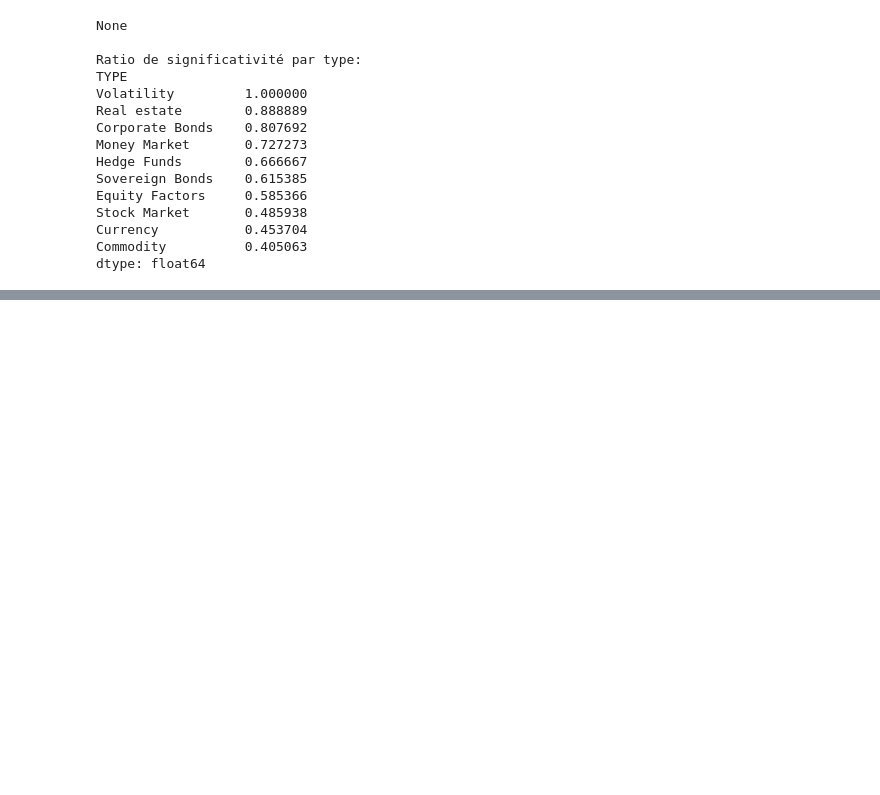
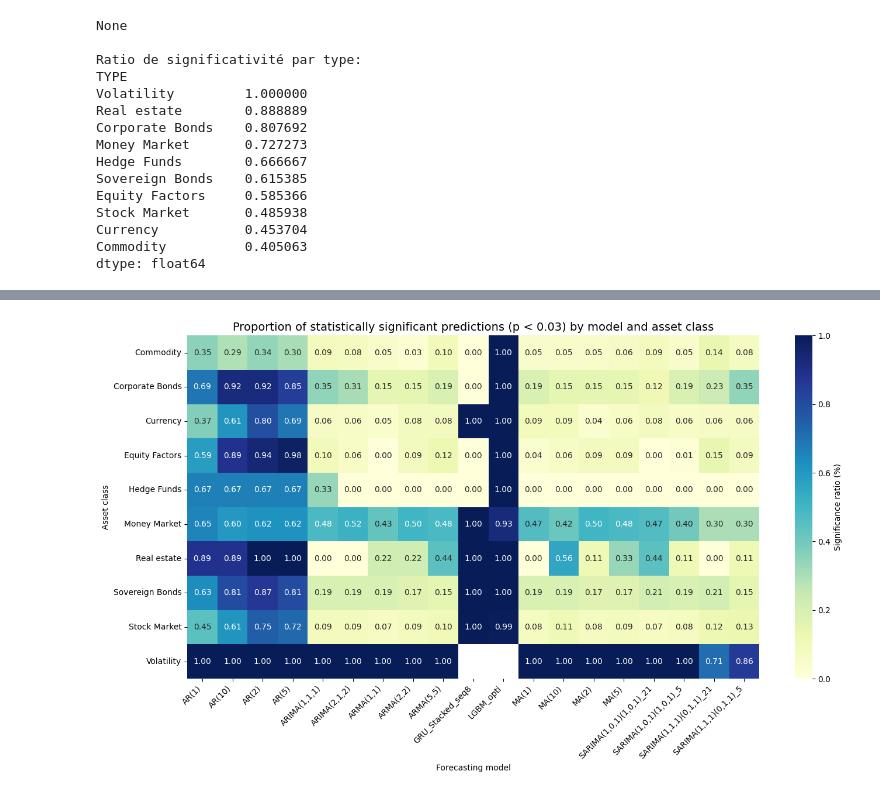
Before and after one commit to dianemans/time-series-pred, a Jupyter notebook: analyse_resultats.ipynb, the cells around one changed output, grey strips where cells are left out. Drawn from its saved outputs; the diff is of its cells as text; code cells hidden in the pictures; blank space fills up the shorter version.

Commit message:
res: tables and graphs

```diff
--- a/analyse_resultats.ipynb
+++ b/analyse_resultats.ipynb
@@ -156,0 +159,85 @@ dtype: float64
+# %%
+import pandas as pd
+import numpy as np
+import os
+import seaborn as sns
+import matplotlib.pyplot as plt
+
+def load_and_merge_all_results(results_dir, dict_path):
+    """
+    Charge tous les CSV de résultats, extrait le nom du modèle,
+    et fusionne avec le dictionnaire des classes d'actifs.
+    """
+    dict_bbg = pd.read_excel(dict_path)
+
+    all_data = []
+
+    for file in os.listdir(results_dir):
+        if file.endswith('.csv'):
+            file_path = os.path.join(results_dir, file)
+            df_temp = pd.read_csv(file_path)
+
+            model_name = file.replace('resultats_all_tickers_', '') \
+                             .replace('resultats_test_tickers_', '') \
+                             .replace('_all_tickers', '') \
+                             .replace('.csv', '') \
+                             .replace('resultats_', '')
+
+            df_temp['Model'] = model_name
+            all_data.append(df_temp)
+
+    df_all = pd.concat(all_data, ignore_index=True)
+    df_final = pd.merge(df_all, dict_bbg[['SYMBOL', 'TYPE', 'TYPE2']], on='SYMBOL', how='left')
+
+    df_final['is_significant'] = df_final['P_Value_Slope'] < 0.03
+
+    return df_final
+
+def generate_paper_tables(df_final):
+    print("GLOBAL LEADERBOARD")
+    global_summary = df_final.groupby('Model').agg({
+        'MSE': 'mean',
+        'OLS_R2': 'mean',
+        'OLS_Slope': 'mean',
+        'is_significant': 'mean'
+    }).rename(columns={'is_significant': 'Significance_ratio'}).sort_values(by='Significance_ratio', ascending=False)
+
+    print(global_summary)
+    print("\n")
+
+    print("SIGNIFICANCE RATIO BY ASSET CLASS (HEATMAP DATA)")
+    pivot_sig = df_final.pivot_table(
+        index='TYPE',
+        columns='Model',
+        values='is_significant',
+        aggfunc='mean'
+    )
+    print(pivot_sig)
+    print("\n")
+
+    print("R2 MEAN BY ASSET CLASS")
+    pivot_r2 = df_final.pivot_table(
+        index='TYPE',
+        columns='Model',
+        values='OLS_R2',
+        aggfunc='mean'
+    )
+    print(pivot_r2)
+
+    return global_summary, pivot_sig, pivot_r2
+
+RESULTS_DIR = 'Resultats'
+DICT_PATH = 'Datasets/230210 Factor Set - Dictionnary (bbg only).xlsx'
+
+df_master = load_and_merge_all_results(RESULTS_DIR, DICT_PATH)
+global_summary, pivot_sig, pivot_r2 = generate_paper_tables(df_master)
+
+plt.figure(figsize=(14, 8))
+sns.heatmap(pivot_sig, annot=True, fmt=".2f", cmap="YlGnBu", cbar_kws={'label': 'Significance ratio (%)'})
+plt.title("Proportion of statistically significant predictions (p < 0.03) by model and asset class", fontsize=14)
+plt.ylabel("Asset class")
+plt.xlabel("Forecasting model")
+plt.xticks(rotation=45, ha='right')
+plt.tight_layout()
+plt.show()
+# %% [output]
@@ -156,0 +261 @@ dtype: float64
+[figure, added]
```
Also changed, not shown: parts of 2 cells of this notebook.
